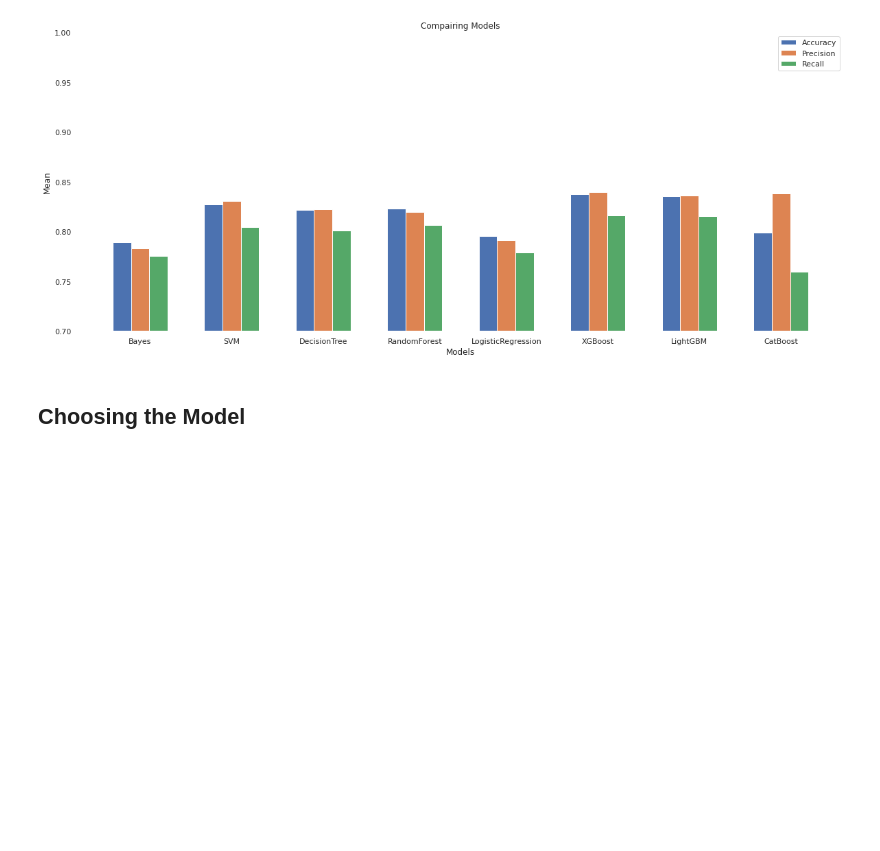
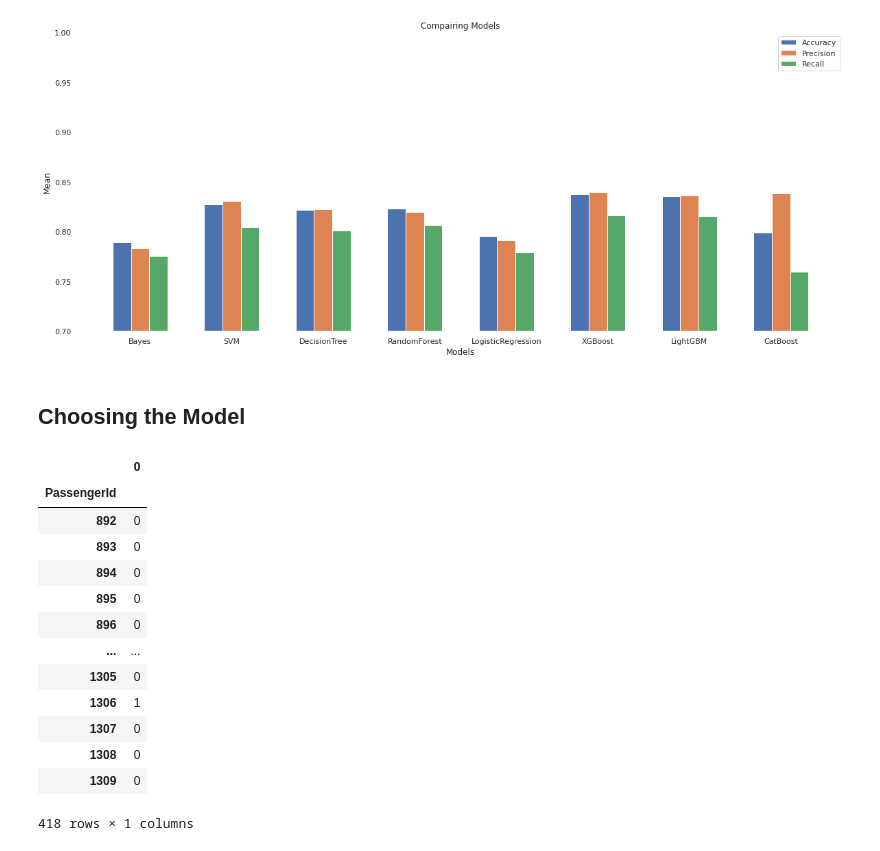
Before and after one commit to glauciapamponet/Titanic-Predicion, a Jupyter notebook: titanic-prediction.ipynb, the cells around one changed output. Saved outputs shown, nothing was run; the diff lists cells and outputs as text; code cells hidden in the pictures; blank space fills up the shorter version.

Commit message:
Kaggle Notebook | Titanic Prediction | Predicting

```diff
--- a/titanic-prediction.ipynb
+++ b/titanic-prediction.ipynb
@@ -450,3 +490,25 @@ plt.show()
 [figure]
 # %% [markdown]
 ## Choosing the Model
+# %%
+test['SBin'] = test['Sex'].apply(lambda x: 1 if x == 'male' else 0)
+testX, _ = data_preparation(test)
+predictions = modelXGB.predict(testX)
+# %%
+df_predicted = pd.DataFrame(predictions).set_index(test['PassengerId'])
+df_predicted
+# %% [output]
+|  | 0 |
+| PassengerId |  |
+| 892 | 0 |
+| 893 | 0 |
+| 894 | 0 |
+| 895 | 0 |
+| 896 | 0 |
+| ... | ... |
+| 1305 | 0 |
+| 1306 | 1 |
+| 1307 | 0 |
+| 1308 | 0 |
+| 1309 | 0 |
+418 rows × 1 columns
```
Also changed, not shown: parts of 14 cells of this notebook.
